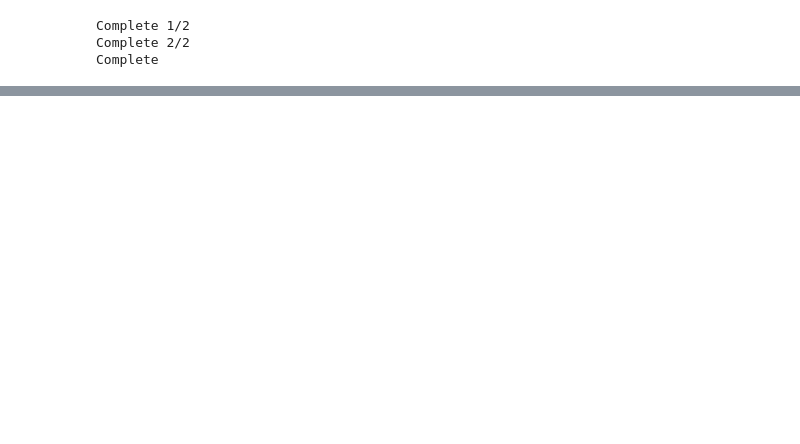
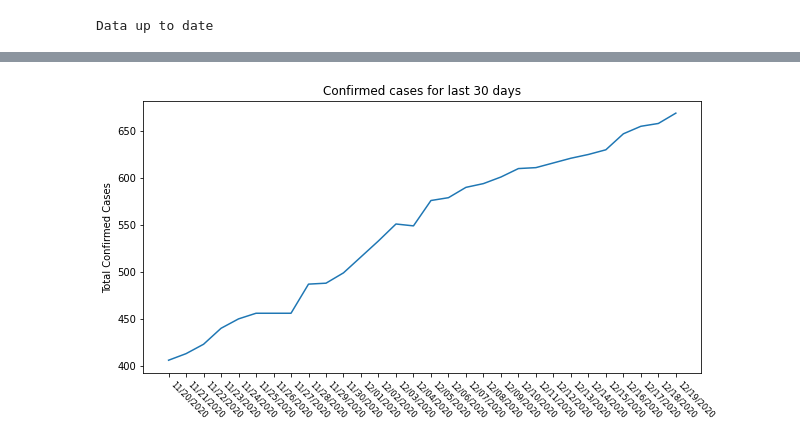
Before and after one commit to nbowd/sequimcovid, a Jupyter notebook: sequim_covid_data.ipynb, the cells around one changed output, grey strips where cells are left out. Drawn from its saved outputs; the diff is of its cells as text; code cells hidden in the pictures; blank space fills up the shorter version.

Commit message:
addition of lineplots to jupyter notebook

```diff
--- a/sequim_covid_data.ipynb
+++ b/sequim_covid_data.ipynb
@@ -2,12 +2,16 @@
 import pandas as pd
 import scrape_sequim_covid as sc
 import seaborn as sns
-sequim = sc.SequimCovid()
-sequim.update_csv()
+import numpy as np
+import matplotlib.pyplot as plt
-# %% [output]
-Complete 1/2
-Complete 2/2
-Complete
+# %%
+sequim = sc.SequimCovid()
+sequim.update_csv()
+sequim.convert_chart_data()
+tw = sequim.get_twoweek_chart()
+mn = sequim.get_month_chart()
+# %% [output]
+Data up to date
 # %%
 pd.options.display.max_columns = None
 display(sequim.df.iloc[:,::-1])
@@ -31,3 +35,15 @@ display(sequim.my_df.iloc[:,::-1])
 |  | 12/19/2020 | 12/18/2020 | 12/17/2020 | 12/16/2020 | 12/15/2020 | 12/14/2020 | 12/13/2020 | 12/12/2020 | ... |
 | New Cases for Two Weeks | 93 | 109 | 106 | 116 | 116 | 128 | 135 | 131 | ... |
 | Per 100,000 | 120 | 141 | 137 | 150 | 150 | 166 | 175 | 169 | ... |
+# %%
+plt.figure(figsize=(10,5))
+plt.title("Confirmed cases for last 30 days")
+chart = sns.lineplot(data=mn['Total Confirmed Cases'])
+
+plt.xticks(
+    rotation=-45,
+    horizontalalignment='left',
+    fontsize='small'
+);
+# %% [output]
+[figure, added]
```
Also changed, not shown: parts of 4 cells of this notebook.
